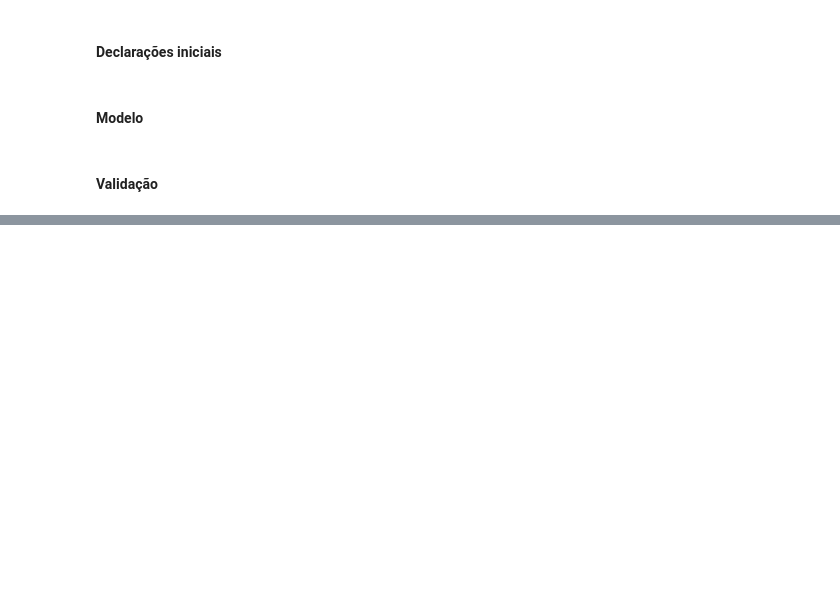
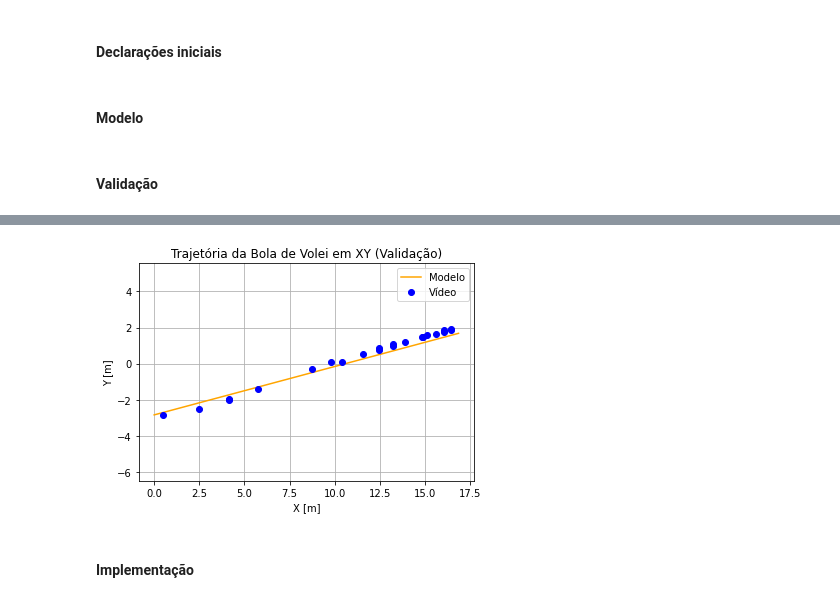
Before and after one commit to dourado-rafa/ModssimProjeto3, a Jupyter notebook: bola_de_volei_principal.ipynb, the cells around one changed output, grey strips where cells are left out. Drawn from its saved outputs; the diff is of its cells as text; code cells hidden in the pictures; blank space fills up the shorter version.

```diff
--- a/bola_de_volei_principal.ipynb
+++ b/bola_de_volei_principal.ipynb
@@ -53,12 +74,12 @@ rede_z = [1.43, 2.43, 2.43, 1.43, 1.43]
 #### Declarações iniciais
 # %%
 # Ângulos iniciais
-tetha = radians(92) # Ângulo vertical
-alpha = radians(0) # Ângulo horizontal
+tetha = radians(90) # Ângulo vertical
+alpha = radians(15) # Ângulo horizontal
 
 # Posição inicial
 x0 = 0
-y0 = 0
+y0 = y_video[0]
 z0 = 3 # Nesse sistema, a altura está no eixo Z
 
 # Decompondo a Velocidade inicial
@@ -68,16 +89,11 @@ vy0 = v0*sin(tetha)*sin(alpha)
 vz0 = v0*cos(tetha)
 
 # Decompondo a Velocidade Angular inicial
-w = 2*(2*pi) # dado em [RPS] transformado em [rad]
-wx = -w*cos(tetha)*cos(alpha)
-wy = -w*cos(tetha)*sin(alpha)
-wz = w*sin(tetha)
+w = 7*(2*pi) # dado em [RPS] transformado em [rad]
+wx = -w*sin(tetha)*sin(alpha)
+wy = w*sin(tetha)*cos(alpha)
+wz = w*cos(tetha)
 w_vetor = np.array([wx, wy, wz]) # Compondo o Vetor da velocidade angular
 
 # Valores iniciais
 info_0 = [x0, y0, z0, vx0, vy0, vz0]
-
-# Definindo o Tempo
-dt = 1e-3
-tMax = 1+dt
-t_lista = np.arange(0, tMax, dt)
@@ -233,0 +203,16 @@ No handles with labels found to put in legend.
+# %%
+%matplotlib inline
+# Validação do modelo usando os dados coletados do Vídeo
+plt.plot(posX, posY, color='orange', label='Modelo')
+plt.plot(x_video, y_video, 'bo', label='Vídeo')
+plt.title("Trajetória da Bola de Volei em XY (Validação)")
+plt.xlabel("X [m]")
+plt.ylabel("Y [m]")
+plt.grid()
+plt.legend()
+plt.axis("equal")
+plt.show()
+# %% [output]
+[figure, added]
+# %% [markdown]
+#### Implementação
```
Also changed, not shown: parts of 26 cells of this notebook, 3 other files.
